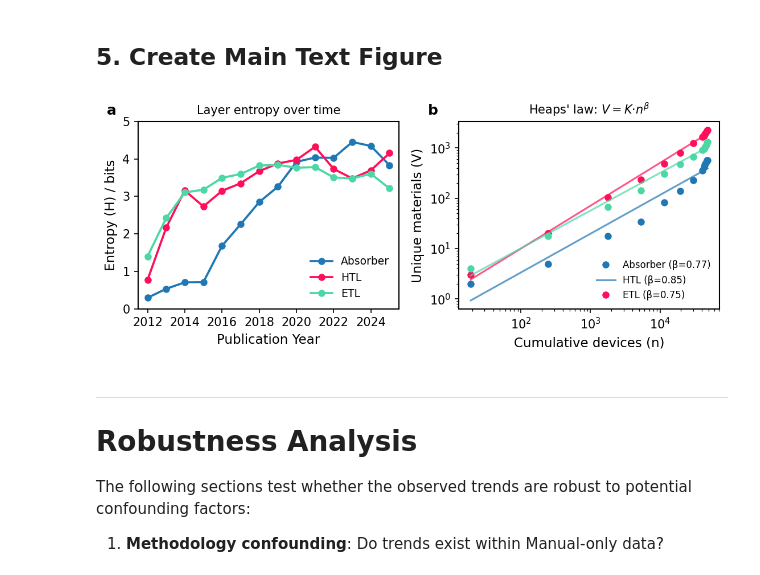
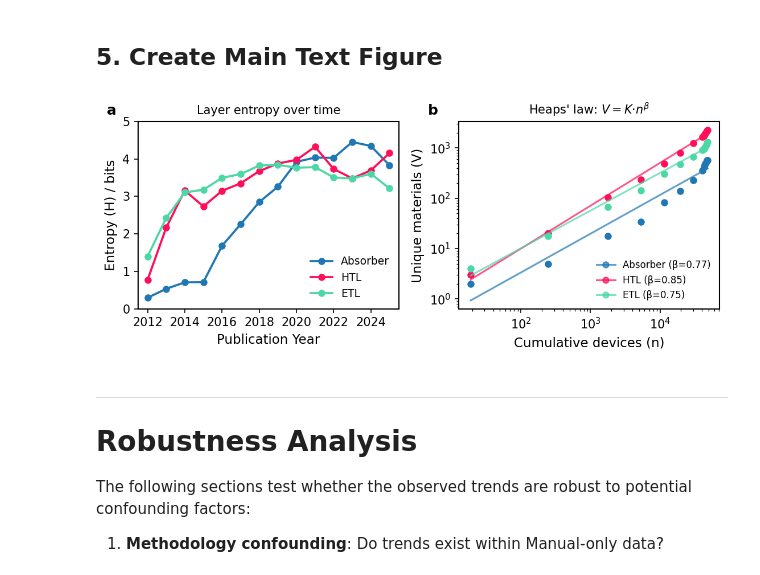
Before and after one commit to FAIRmat-NFDI/nomad-perovskite-solar-cells-database, a Jupyter notebook: src/perovskite_solar_cell_database/example_uploads/perla_notebooks/diversity-analysis.ipynb, the cells around one changed output. Drawn from its saved outputs; the diff is of its cells as text; code cells hidden in the pictures.

```diff
--- a/src/perovskite_solar_cell_database/example_uploads/perla_notebooks/diversity-analysis.ipynb
+++ b/src/perovskite_solar_cell_database/example_uploads/perla_notebooks/diversity-analysis.ipynb
@@ -296,35 +296,45 @@ for layer in layers:
     V = cumul_df[f'{layer}_cumulative'].values
     ax2.loglog(n, V, 'o', color=colors[layer], markersize=5)
 
     params = heaps_params[layer]
     n_fit = np.logspace(np.log10(n.min()), np.log10(n.max()), 100)
     V_fit = params['K'] * n_fit ** params['beta']
     ax2.loglog(n_fit, V_fit, '-', color=colors[layer], linewidth=1.5, alpha=0.7)
 
 ax2.set_xlabel('Cumulative devices (n)')
 ax2.set_ylabel('Unique materials (V)')
 ax2.set_title("Heaps' law: $V = K·n^β$", fontsize=10)
+from matplotlib.lines import Line2D
+
+# Create custom handles that show both marker and line
+custom_handles = []
+for layer in layers:
+    handle = Line2D([0], [0], color=colors[layer], marker='o',
+                    markersize=5, linewidth=1.5, alpha=0.7)
+    custom_handles.append(handle)
+
 legend_labels = [
     f'Absorber (β={heaps_params["absorber"]["beta"]:.2f})',
     f'HTL (β={heaps_params["HTL"]["beta"]:.2f})',
     f'ETL (β={heaps_params["ETL"]["beta"]:.2f})',
 ]
-ax2.legend(legend_labels, frameon=False, loc='lower right', fontsize=8)
+ax2.legend(custom_handles, legend_labels, frameon=False, loc='lower right', fontsize=8)
+
 ax2.text(
     -0.12,
     1.02,
     'b',
     transform=ax2.transAxes,
     fontsize=12,
     fontweight='bold',
     va='bottom',
 )
 
 plt.tight_layout()
 fig.savefig('fig_diversity_evolution.pdf', bbox_inches='tight', dpi=300)
 plt.show()
 # %% [output]
-[figure, old version]
+[figure, new version]
 # %% [markdown]
 ---
 # Robustness Analysis
```
Also changed, not shown: 5 other files.
